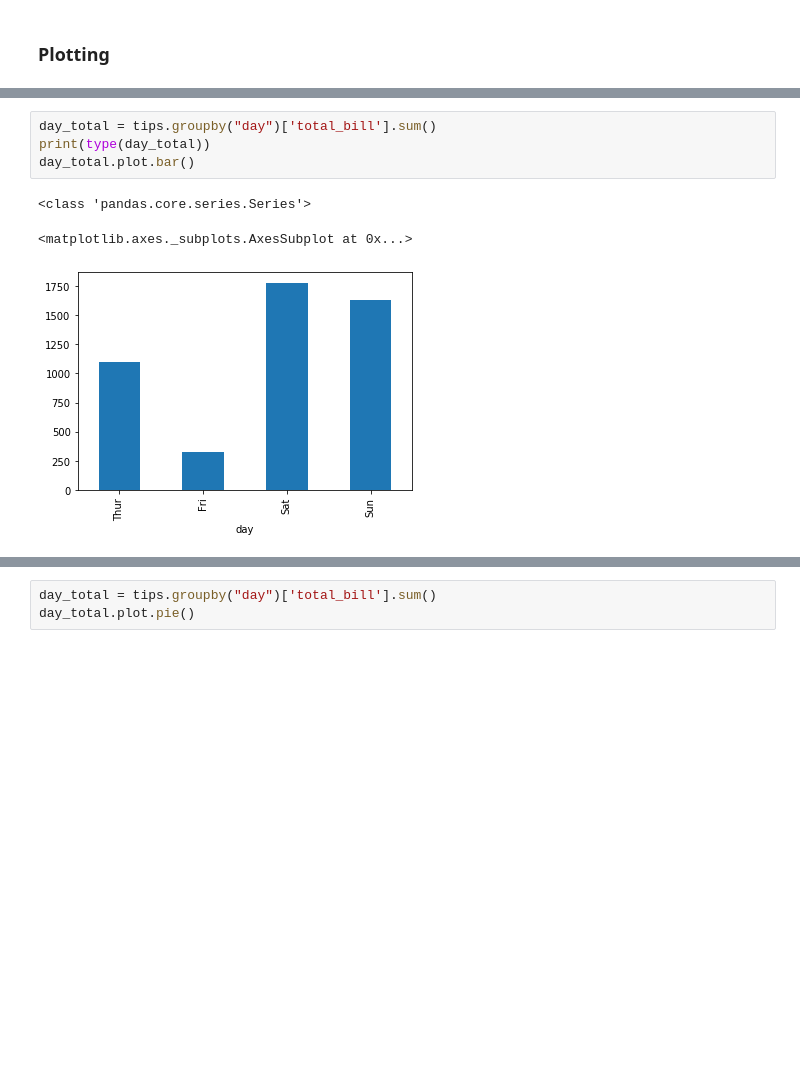
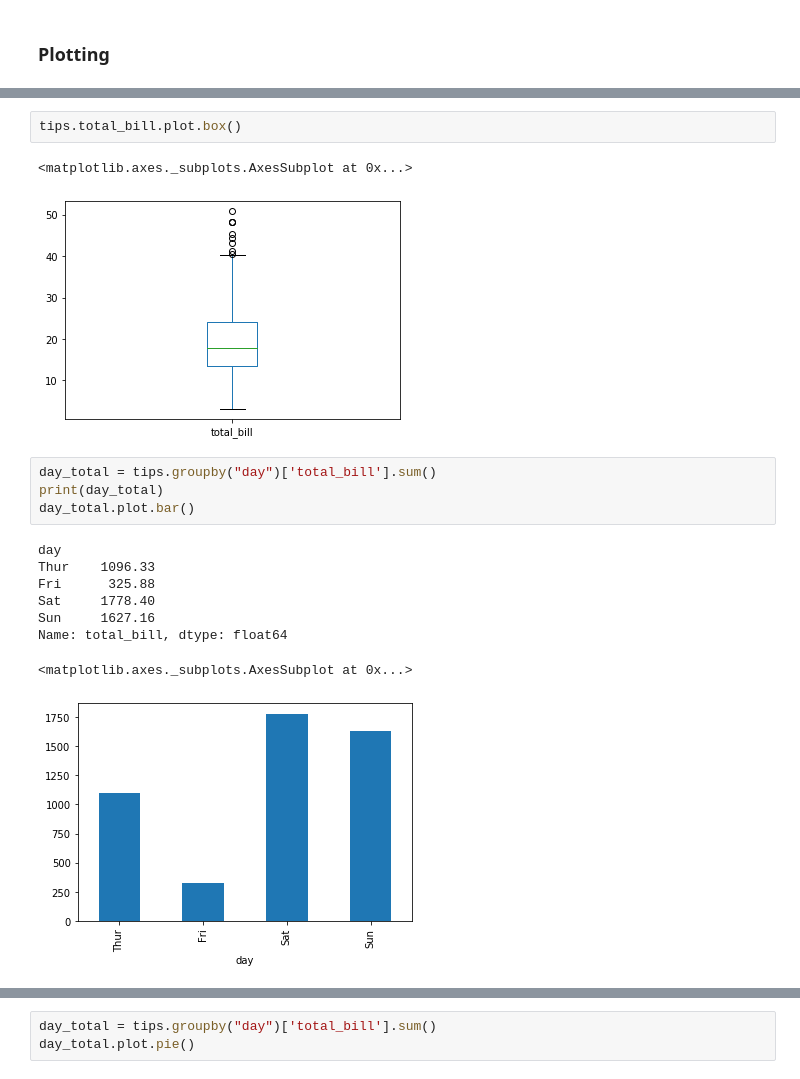
Before and after one commit to aripaka/DS_29_JUNE_2020, a Jupyter notebook: pandas/tips_df.ipynb, the cells around one changed output, grey strips where cells are left out. Drawn from its saved outputs; the diff is of its cells as text; blank space fills up the shorter version.

```diff
--- a/pandas/tips_df.ipynb
+++ b/pandas/tips_df.ipynb
@@ -416,8 +413,18 @@ tips.pivot_table(index='day', columns='time', values=['tip_per'])
+# %%
+tips.total_bill.plot.box()
+# %% [output]
+<matplotlib.axes._subplots.AxesSubplot at 0x...>
+[figure, added]
 # %%
 day_total = tips.groupby("day")['total_bill'].sum()
-print(type(day_total))
+print(day_total)
 day_total.plot.bar()
 # %% [output]
-<class 'pandas.core.series.Series'>
+day
+Thur    1096.33
+Fri      325.88
+Sat     1778.40
+Sun     1627.16
+Name: total_bill, dtype: float64
 <matplotlib.axes._subplots.AxesSubplot at 0x...>
 [figure]
```
Also changed, not shown: parts of 11 cells of this notebook, 2 other files.
